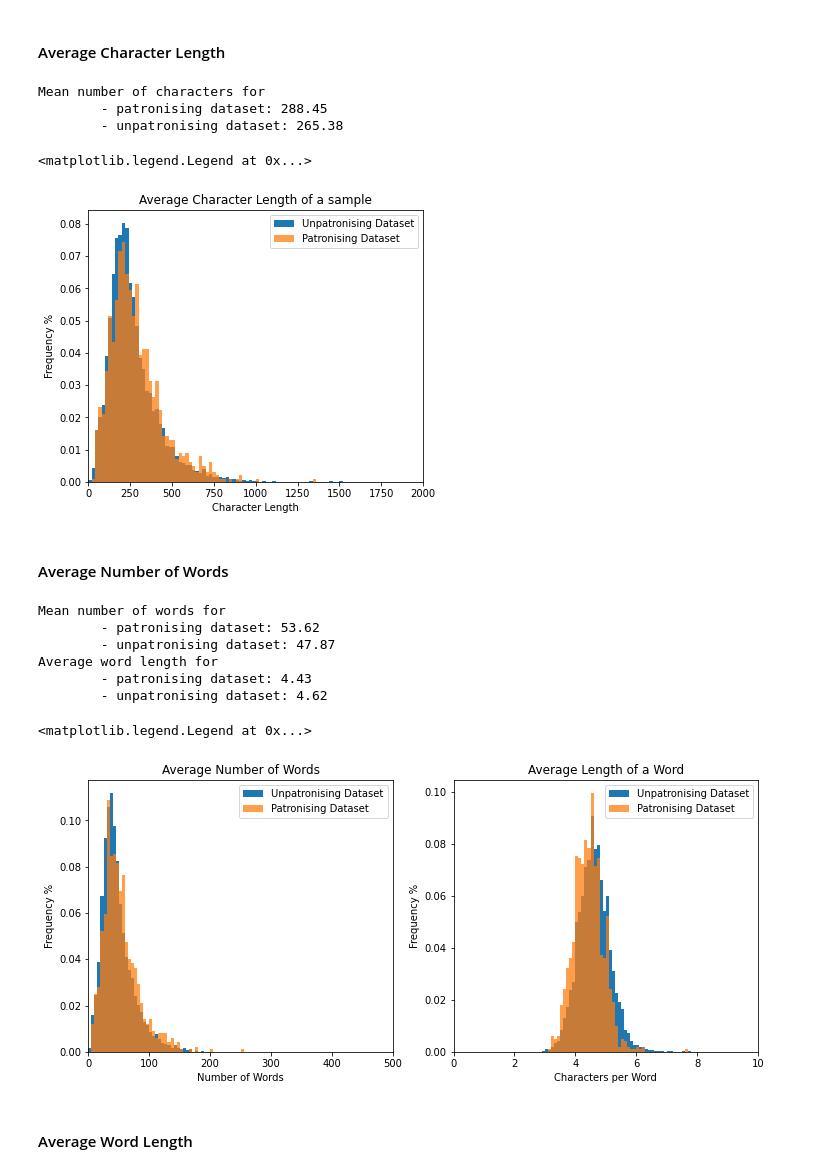
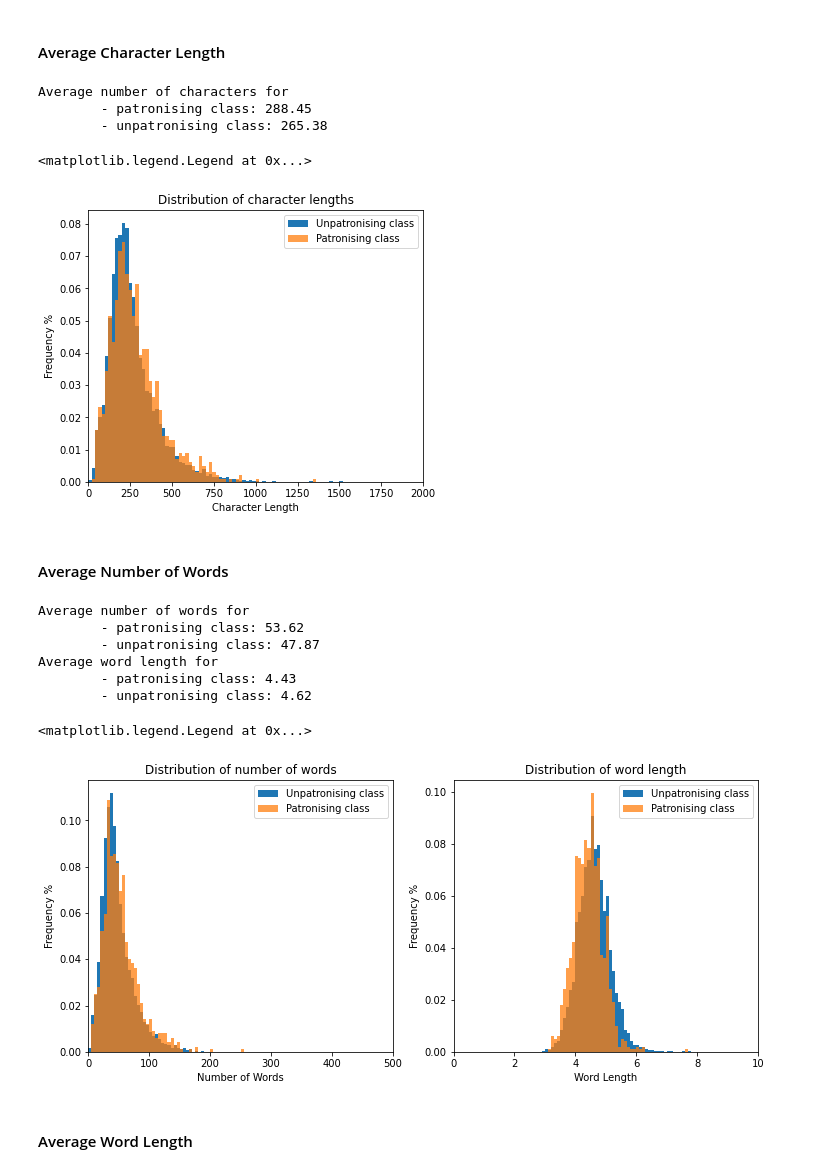
Before and after one commit to Loumstar/Improving-RoBERTa, a Jupyter notebook: data_analysis.ipynb, the cells around one changed output. Drawn from its saved outputs; the diff is of its cells as text; code cells hidden in the pictures.

```diff
--- a/data_analysis.ipynb
+++ b/data_analysis.ipynb
@@ -172,34 +172,34 @@ Text(0.5, 0, 'Category')
 # %%
 unpatr_series = unpatr_df.text.str.len()
 patr_series = patr_df.text.str.len()
 
-print(f"Mean number of characters for"
-      f"\n\t- patronising dataset: {patr_series.mean():.2f}"
-      f"\n\t- unpatronising dataset: {unpatr_series.mean():.2f}")
+print(f"Average number of characters for"
+      f"\n\t- patronising class: {patr_series.mean():.2f}"
+      f"\n\t- unpatronising class: {unpatr_series.mean():.2f}")
 
 (unpatr_counts, unpatr_bins) = np.histogram(unpatr_series, bins=100, range=(0, 2000))
 (patr_counts, patr_bins) = np.histogram(patr_series, bins=100, range=(0, 2000))
 
 figure, axis = plt.subplots()
 figure.set_size_inches((6, 5))
 
-axis.hist(unpatr_bins[:-1], unpatr_bins, alpha=1, label="Unpatronising Dataset",
+axis.hist(unpatr_bins[:-1], unpatr_bins, alpha=1, label="Unpatronising class",
           weights=unpatr_counts / unpatr_df_length)
 
-axis.hist(patr_bins[:-1], patr_bins, alpha=0.75, label="Patronising Dataset",
+axis.hist(patr_bins[:-1], patr_bins, alpha=0.75, label="Patronising class",
           weights=patr_counts / patr_df_length)
 
-axis.set_title("Average Character Length of a sample")
+axis.set_title("Distribution of character lengths")
 axis.set_ylabel("Frequency %")
 axis.set_xlabel("Character Length")
 axis.set_xlim((0, 2000))
 axis.legend()
 # %% [output]
-Mean number of characters for
-        - patronising dataset: 288.45
-        - unpatronising dataset: 265.38
+Average number of characters for
+        - patronising class: 288.45
+        - unpatronising class: 265.38
 <matplotlib.legend.Legend at 0x...>
-[figure, old version]
+[figure, new version]
 # %% [markdown]
 #### Average Number of Words
 # %%
@@ -212,9 +212,9 @@ def get_list_length(x):
 unpatr_series = unpatr_df.text.str.split().map(get_list_length)
 patr_series = patr_df.text.str.split().map(get_list_length)
 
-print(f"Mean number of words for"
-      f"\n\t- patronising dataset: {patr_series.mean():.2f}"
-      f"\n\t- unpatronising dataset: {unpatr_series.mean():.2f}")
+print(f"Average number of words for"
+      f"\n\t- patronising class: {patr_series.mean():.2f}"
+      f"\n\t- unpatronising class: {unpatr_series.mean():.2f}")
 
 (unpatr_counts, unpatr_bins) = np.histogram(unpatr_series, bins=100, range=(0, 500))
 (patr_counts, patr_bins) = np.histogram(patr_series, bins=100, range=(0, 500))
@@ -222,13 +222,13 @@ print(f"Mean number of words for"
 figure, (axis1, axis2) = plt.subplots(1, 2)
 figure.set_size_inches((12, 5))
 
-axis1.hist(unpatr_bins[:-1], unpatr_bins, alpha=1, label="Unpatronising Dataset",
+axis1.hist(unpatr_bins[:-1], unpatr_bins, alpha=1, label="Unpatronising class",
           weights=unpatr_counts / unpatr_df_length)
 
-axis1.hist(patr_bins[:-1], patr_bins, alpha=0.75, label="Patronising Dataset",
+axis1.hist(patr_bins[:-1], patr_bins, alpha=0.75, label="Patronising class",
           weights=patr_counts / patr_df_length)
 
-axis1.set_title("Average Number of Words")
+axis1.set_title("Distribution of number of words")
 axis1.set_ylabel("Frequency %")
 axis1.set_xlabel("Number of Words")
 axis1.set_xlim((0, 500))
@@ -246,32 +246,32 @@ unpatr_series = unpatr_df.text.str.split().map(mean_item_length)
 patr_series = patr_df.text.str.split().map(mean_item_length)
 
 print(f"Average word length for"
-      f"\n\t- patronising dataset: {patr_series.mean():.2f}"
-      f"\n\t- unpatronising dataset: {unpatr_series.mean():.2f}")
+      f"\n\t- patronising class: {patr_series.mean():.2f}"
+      f"\n\t- unpatronising class: {unpatr_series.mean():.2f}")
 
 (unpatr_counts, unpatr_bins) = np.histogram(unpatr_series, bins=100, range=(0, 10))
 (patr_counts, patr_bins) = np.histogram(patr_series, bins=100, range=(0, 10))
 
-axis2.hist(unpatr_bins[:-1], unpatr_bins, alpha=1, label="Unpatronising Dataset",
+axis2.hist(unpatr_bins[:-1], unpatr_bins, alpha=1, label="Unpatronising class",
           weights=unpatr_counts / unpatr_df_length)
 
-axis2.hist(patr_bins[:-1], patr_bins, alpha=0.75, label="Patronising Dataset",
+axis2.hist(patr_bins[:-1], patr_bins, alpha=0.75, label="Patronising class",
           weights=patr_counts / patr_df_length)
 
-axis2.set_title("Average Length of a Word")
+axis2.set_title("Distribution of word length")
 axis2.set_ylabel("Frequency %")
-axis2.set_xlabel("Characters per Word")
+axis2.set_xlabel("Word Length")
 axis2.set_xlim((0, 10))
 axis2.legend()
 # %% [output]
-Mean number of words for
-        - patronising dataset: 53.62
-        - unpatronising dataset: 47.87
+Average number of words for
+        - patronising class: 53.62
+        - unpatronising class: 47.87
 Average word length for
-        - patronising dataset: 4.43
-        - unpatronising dataset: 4.62
+        - patronising class: 4.43
+        - unpatronising class: 4.62
 <matplotlib.legend.Legend at 0x...>
-[figure, old version]
+[figure, new version]
 # %% [markdown]
 #### Average Word Length
 # %%
```
Also changed, not shown: parts of 4 cells of this notebook, 12 other files.
